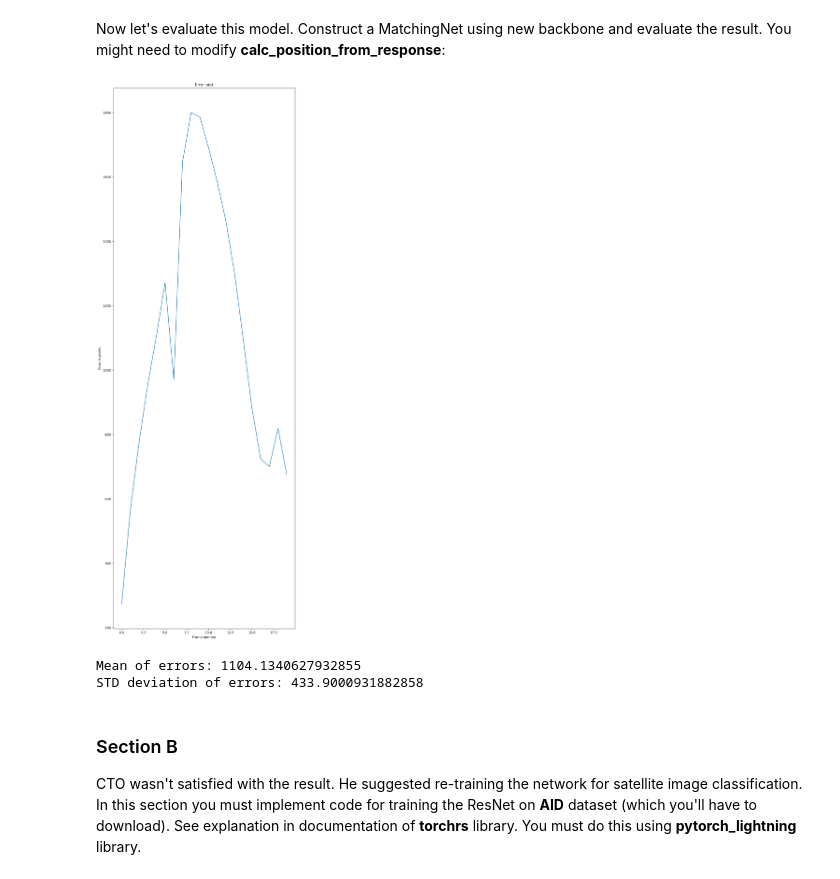
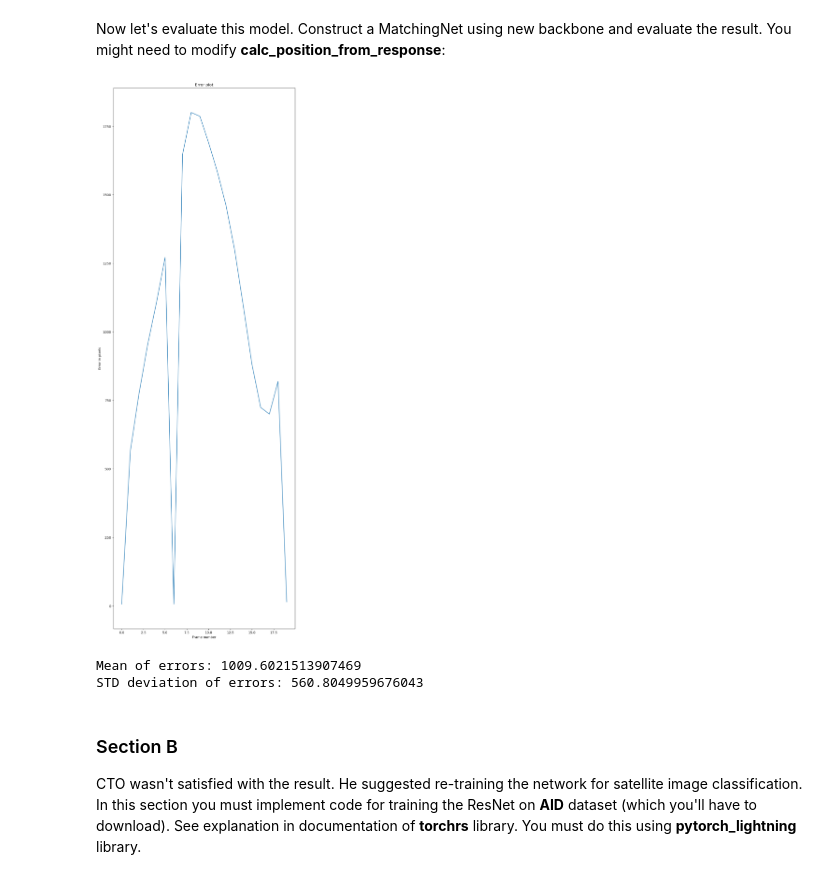
Before and after one commit to Jonatanitsko/drone_local, a Jupyter notebook: navigation_task.ipynb, the cells around one changed output. Cells and saved outputs as stored; diff of their text form; code cells hidden in the pictures.

```diff
--- a/navigation_task.ipynb
+++ b/navigation_task.ipynb
@@ -261,5 +261,13 @@ We decided to use the following architecture, which implements neural template m
 import torch
 import torch.nn as nn
 import torch.nn.functional as F
+
+import numpy as np
+import cv2
+import matplotlib.pyplot as plt
+plt.rcParams['figure.figsize'] = [10, 30]
+import math
+root_fld = './' #/drive/MyDrive/navigation_task/'
+device = 'cuda'
 # %%
 class XCorr(nn.Module):
@@ -392,17 +404,22 @@ def calc_position_from_response(response,template_shape,num_layers):
     ## Your code here:
     # Now response contains a smaller correlation as ResNet loves to do - so we need scaling
     _, _, _, max_loc = cv2.minMaxLoc(response)
-    response_h, response_w = response.shape[:2]
+
+    # Find the maximum correlation location in the response
+    # Calculate downsample scale according to ResNet downsample
+    downsample_scale = 4 * (2 ** max(0, num_layers - 1)) # Formula extracted by claude from a few ugly IF statetments
     templ_h, templ_w = template_shape
-    scaling = (templ_w / response_w, templ_h / response_h)
 
-    max_loc = (max_loc[0] * scaling[0], max_loc[1] * scaling[1])
+    max_loc = (max_loc[0] * downsample_scale, max_loc[1] * downsample_scale)
 
     center_x = max_loc[0] + templ_w // 2
     center_y = max_loc[1] + templ_h // 2
     pos = np.array([center_x, center_y])
     ##
     return pos
+
+# Add this to your evaluation loop to visualize what's happening
+import matplotlib.pyplot as plt
 
 ## Your code here:
 torch.cuda.empty_cache() # Empty cache as i dont have nvidia GPU and google colab is jewish type of cheap
@@ -420,38 +437,36 @@ for i in range(len(metadata)):
     frame_file = root_fld+f'seq04/frame_{i:03d}.png'
     frame_image = cv2.cvtColor(cv2.imread(frame_file),cv2.COLOR_BGR2RGB)
     frame_tensor = image_to_tensor(frame_image)
     position_gt = metadata[i][:2]
 
     # Some claude magic for mem management:
     # Prevents gradient accumulation
     with torch.no_grad():
         res = net(frame_tensor.to(device),map_tensor.to(device))
         corr = res.cpu().detach().numpy().squeeze()
 
     # Clear GPU cache periodically
     if i % 3 == 0:
         torch.cuda.empty_cache()
     # End of claude magic
 
-    res = net(frame_tensor.to(device),map_tensor.to(device))
-    corr = res.cpu().detach().numpy().squeeze()
     estimated_pos = calc_position_from_response(corr,frame_image.shape[:2],num_layers)
 
     error = np.linalg.norm(estimated_pos-position_gt)
     errors_list.append(error)
 
 plt.plot(errors_list)
 plt.title('Error plot')
 plt.xlabel('Frame number')
 plt.ylabel('Error in pixels')
 plt.show()
 
 print("Mean of errors:",np.mean(errors_list),"\nSTD deviation of errors:",np.std(errors_list))
 ##
 # %% [output]
-[figure, old version]
+[figure, new version]
-Mean of errors: 1104.1340627932855
-STD deviation of errors: 433.9000931882858
+Mean of errors: 1009.6021513907469
+STD deviation of errors: 560.8049959676043
 # %% [markdown]
 ### Section B
 CTO wasn't satisfied with the result. He suggested re-training the network for satellite image classification.
```
Also changed, not shown: parts of 7 cells of this notebook.
